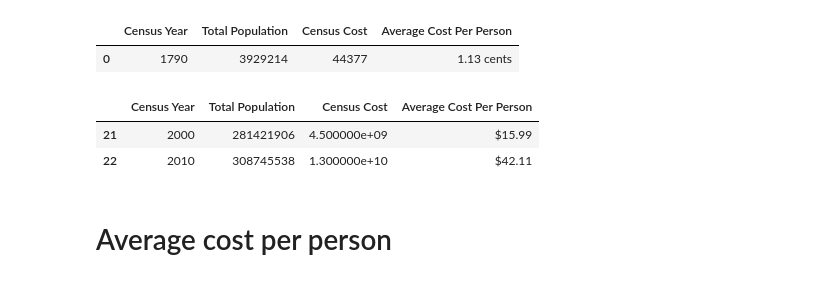
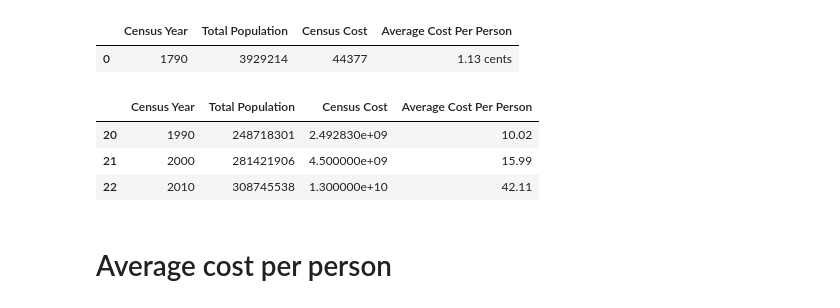
Before and after one commit to Zarak00/Data690_fall2022, a Jupyter notebook: assignment_08/Assignment_08.ipynb, the cells around one changed output. Drawn from its saved outputs; the diff is of its cells as text; code cells hidden in the pictures.

```diff
--- a/assignment_08/Assignment_08.ipynb
+++ b/assignment_08/Assignment_08.ipynb
@@ -107,11 +141,12 @@ df.head(1)
 | 0 | 1790 | 3929214 | 44377 | 1.13 cents |
 # %%
 df[df.columns[2]] = df[df.columns[2]].astype(float)
-df.tail(2)
+df.tail(3)
 # %% [output]
 |  | Census Year | Total Population | Census Cost | Average Cost Per Person |
-| 21 | 2000 | 281421906 | 4.500000e+09 | $15.99 |
-| 22 | 2010 | 308745538 | 1.300000e+10 | $42.11 |
+| 20 | 1990 | 248718301 | 2.492830e+09 | 10.02 |
+| 21 | 2000 | 281421906 | 4.500000e+09 | 15.99 |
+| 22 | 2010 | 308745538 | 1.300000e+10 | 42.11 |
 # %% [markdown]
 # Average cost per person
 # %%
```
Also changed, not shown: parts of 8 cells of this notebook.
